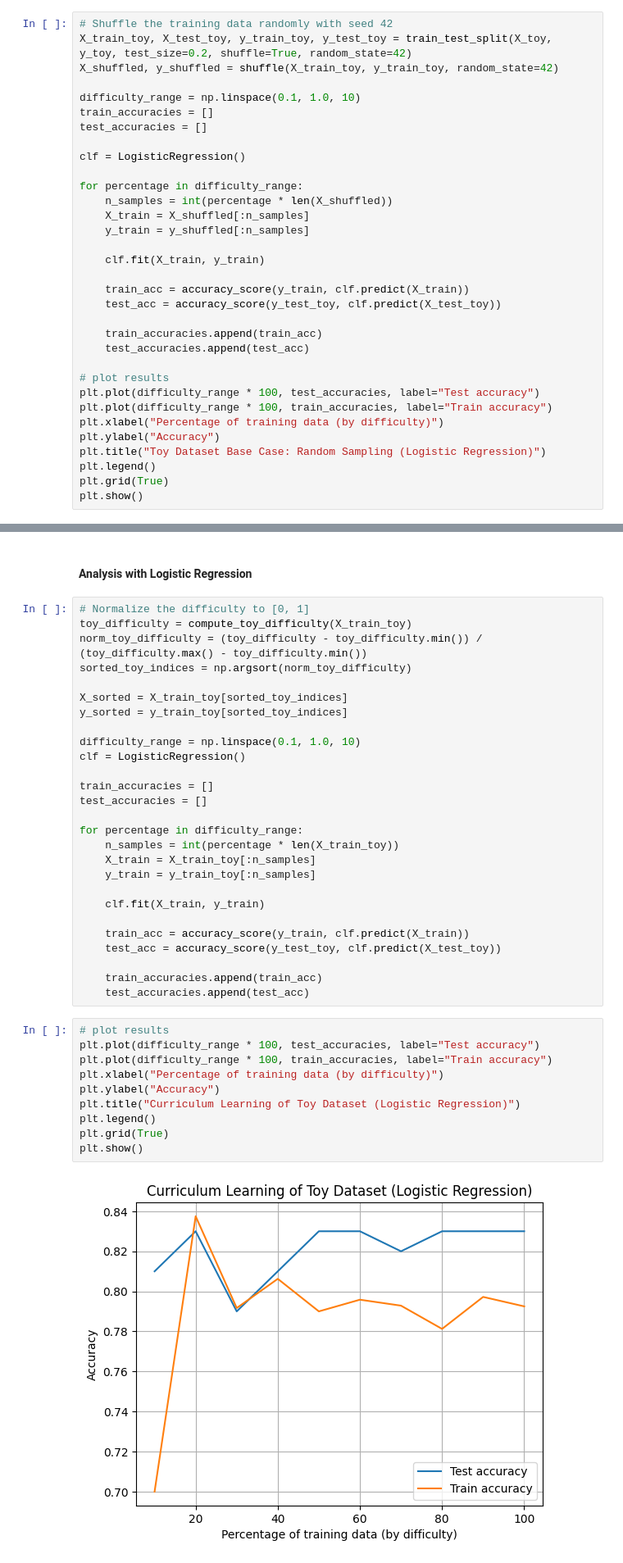
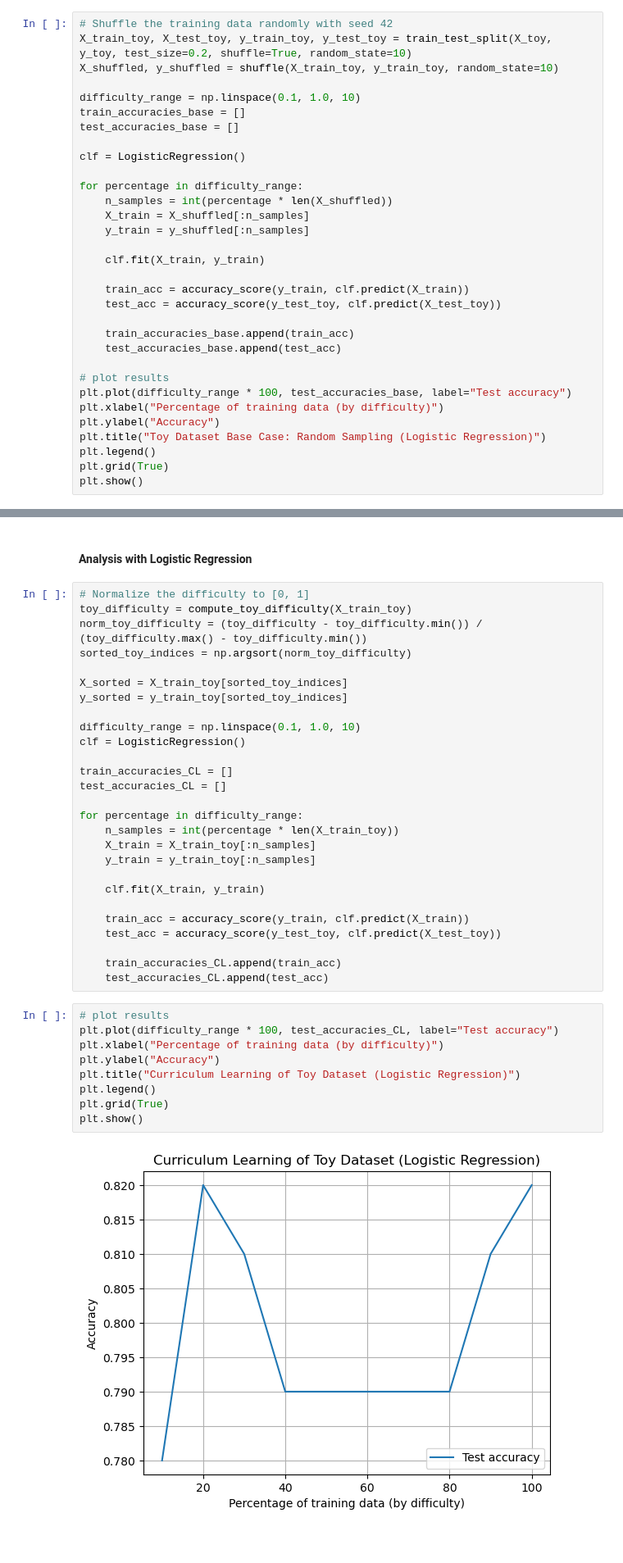
Before and after one commit to Reza-rgb/Opti4ML-TidyTeam, a Jupyter notebook: src/toy_dataset.ipynb, the cells around one changed output, grey strips where cells are left out. Shown at 82% size. Cells and saved outputs as stored; diff of their text form; blank space fills up the shorter version.

Commit message:
modif graph Toy Dataset

```diff
--- a/src/toy_dataset.ipynb
+++ b/src/toy_dataset.ipynb
@@ -75,12 +75,12 @@ plt.show()
 Let's try as the Vanilla Base Case: Train on the entire dataset using uniform random shuffling for each epoch.
 # %%
 # Shuffle the training data randomly with seed 42
-X_train_toy, X_test_toy, y_train_toy, y_test_toy = train_test_split(X_toy, y_toy, test_size=0.2, shuffle=True, random_state=42)
-X_shuffled, y_shuffled = shuffle(X_train_toy, y_train_toy, random_state=42)
+X_train_toy, X_test_toy, y_train_toy, y_test_toy = train_test_split(X_toy, y_toy, test_size=0.2, shuffle=True, random_state=10)
+X_shuffled, y_shuffled = shuffle(X_train_toy, y_train_toy, random_state=10)
 
 difficulty_range = np.linspace(0.1, 1.0, 10)
-train_accuracies = []
-test_accuracies = []
+train_accuracies_base = []
+test_accuracies_base = []
 
 clf = LogisticRegression()
 
@@ -94,12 +94,11 @@ for percentage in difficulty_range:
     train_acc = accuracy_score(y_train, clf.predict(X_train))
     test_acc = accuracy_score(y_test_toy, clf.predict(X_test_toy))
 
-    train_accuracies.append(train_acc)
-    test_accuracies.append(test_acc)
+    train_accuracies_base.append(train_acc)
+    test_accuracies_base.append(test_acc)
 
 # plot results
-plt.plot(difficulty_range * 100, test_accuracies, label="Test accuracy")
-plt.plot(difficulty_range * 100, train_accuracies, label="Train accuracy")
+plt.plot(difficulty_range * 100, test_accuracies_base, label="Test accuracy")
 plt.xlabel("Percentage of training data (by difficulty)")
 plt.ylabel("Accuracy")
 plt.title("Toy Dataset Base Case: Random Sampling (Logistic Regression)")
@@ -140,8 +139,8 @@ y_sorted = y_train_toy[sorted_toy_indices]
 difficulty_range = np.linspace(0.1, 1.0, 10)
 clf = LogisticRegression()
 
-train_accuracies = []
-test_accuracies = []
+train_accuracies_CL = []
+test_accuracies_CL = []
 
 for percentage in difficulty_range:
     n_samples = int(percentage * len(X_train_toy))
@@ -153,20 +152,19 @@ for percentage in difficulty_range:
     train_acc = accuracy_score(y_train, clf.predict(X_train))
     test_acc = accuracy_score(y_test_toy, clf.predict(X_test_toy))
 
-    train_accuracies.append(train_acc)
-    test_accuracies.append(test_acc)
+    train_accuracies_CL.append(train_acc)
+    test_accuracies_CL.append(test_acc)
 # %%
 # plot results
-plt.plot(difficulty_range * 100, test_accuracies, label="Test accuracy")
-plt.plot(difficulty_range * 100, train_accuracies, label="Train accuracy")
+plt.plot(difficulty_range * 100, test_accuracies_CL, label="Test accuracy")
 plt.xlabel("Percentage of training data (by difficulty)")
 plt.ylabel("Accuracy")
 plt.title("Curriculum Learning of Toy Dataset (Logistic Regression)")
 plt.legend()
 plt.grid(True)
 plt.show()
 # %% [output]
-[figure, old version]
+[figure, new version]
 # %% [markdown]
 ### (2) Self-Paced Learning
 # %% [markdown]
```
Also changed, not shown: parts of 10 cells of this notebook.
